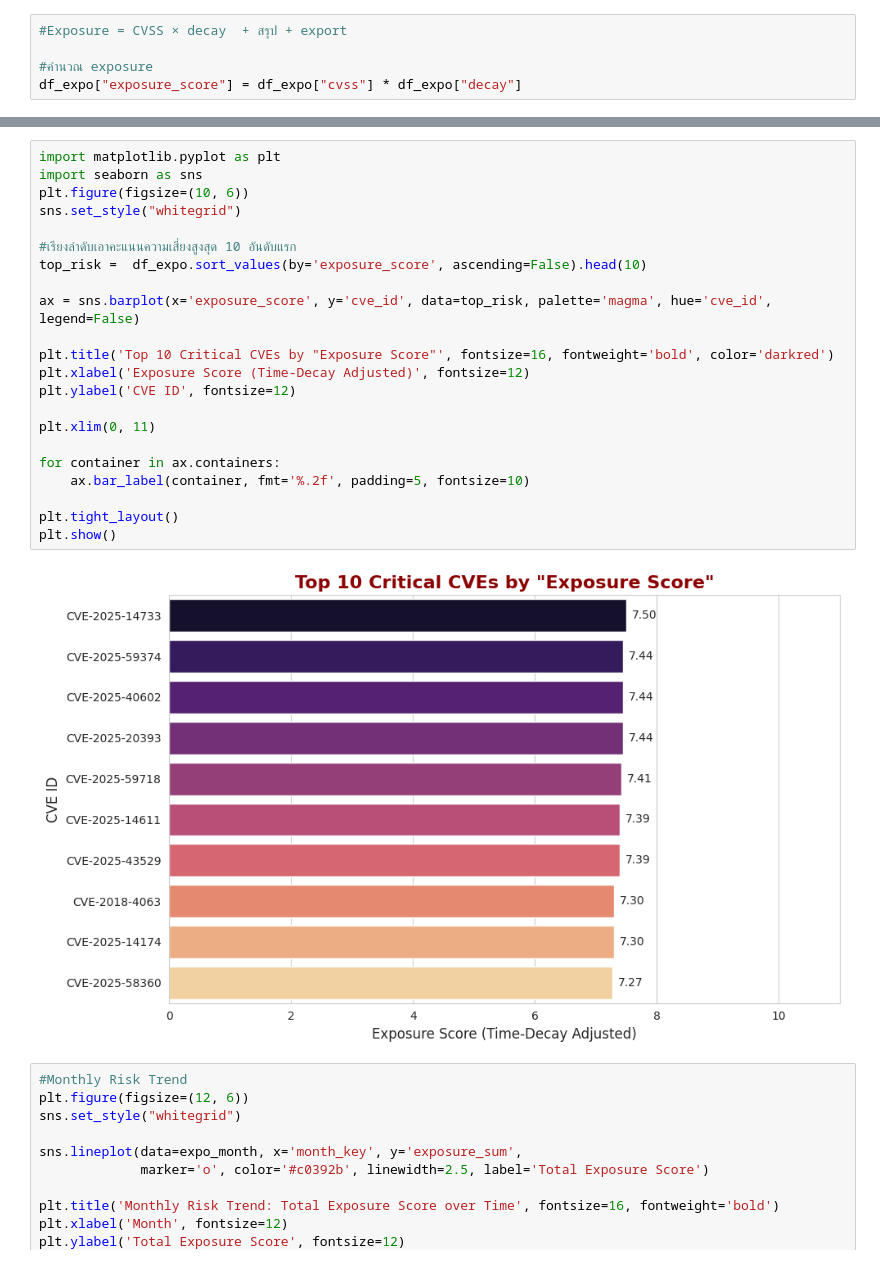
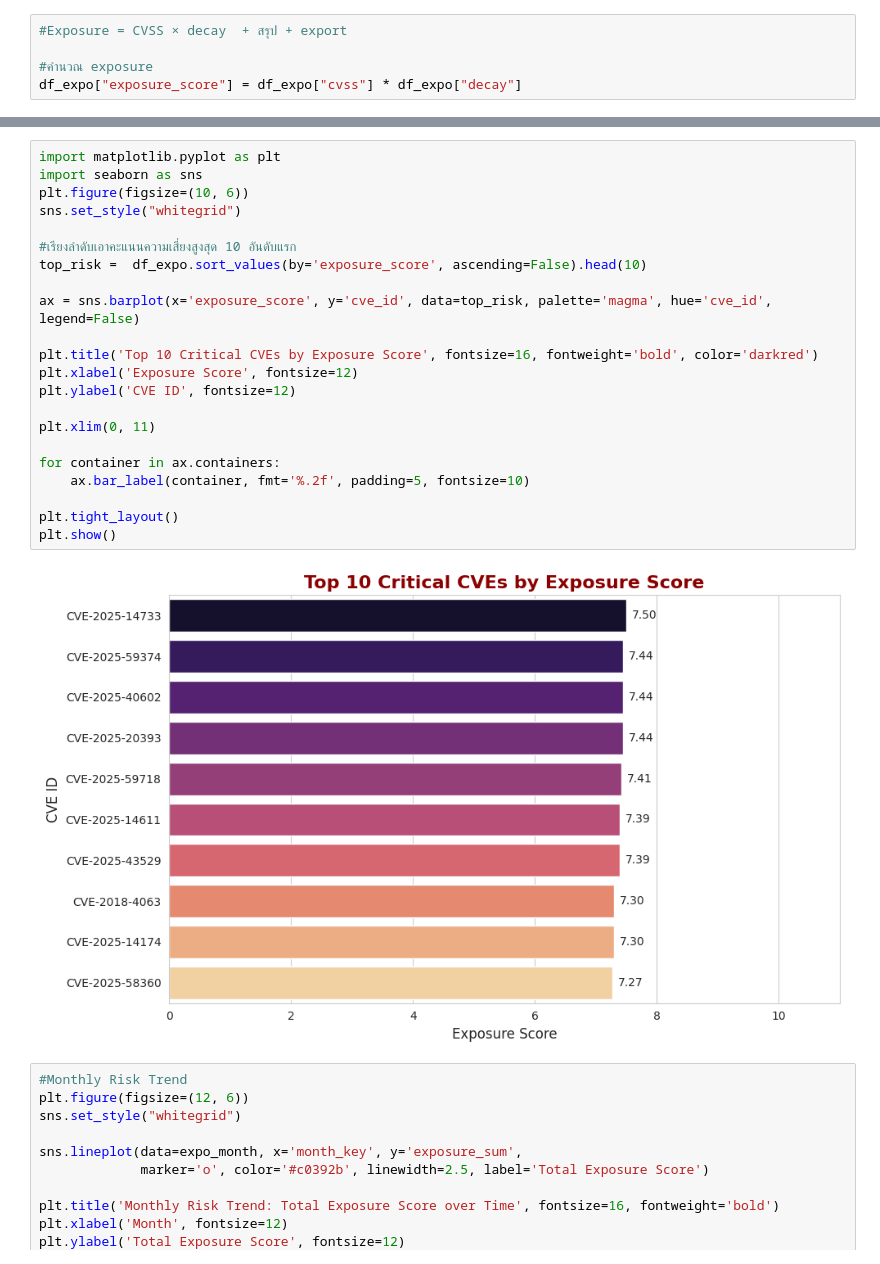
Before and after one commit to meinicharat/Automated-CISA-KEV-Risk-Analytics, a Jupyter notebook: Automated_CISA_KEV_Risk_Analytics_Project.ipynb, the cells around one changed output, grey strips where cells are left out. Saved outputs shown, nothing was run; the diff lists cells and outputs as text.

```diff
--- a/Automated_CISA_KEV_Risk_Analytics_Project.ipynb
+++ b/Automated_CISA_KEV_Risk_Analytics_Project.ipynb
@@ -699,27 +699,27 @@ month_key  vuln_count  exposure_sum  exposure_avg
 # %%
 import matplotlib.pyplot as plt
 import seaborn as sns
 plt.figure(figsize=(10, 6))
 sns.set_style("whitegrid")
 
 #เรียงลำดับเอาคะแนนความเสี่ยงสูงสุด 10 อันดับแรก
 top_risk =  df_expo.sort_values(by='exposure_score', ascending=False).head(10)
 
 ax = sns.barplot(x='exposure_score', y='cve_id', data=top_risk, palette='magma', hue='cve_id', legend=False)
 
-plt.title('Top 10 Critical CVEs by "Exposure Score"', fontsize=16, fontweight='bold', color='darkred')
-plt.xlabel('Exposure Score (Time-Decay Adjusted)', fontsize=12)
+plt.title('Top 10 Critical CVEs by Exposure Score', fontsize=16, fontweight='bold', color='darkred')
+plt.xlabel('Exposure Score', fontsize=12)
 plt.ylabel('CVE ID', fontsize=12)
 
 plt.xlim(0, 11)
 
 for container in ax.containers:
     ax.bar_label(container, fmt='%.2f', padding=5, fontsize=10)
 
 plt.tight_layout()
 plt.show()
 # %% [output]
-[figure, old version]
+[figure, new version]
 # %%
 #Monthly Risk Trend
 plt.figure(figsize=(12, 6))
```
